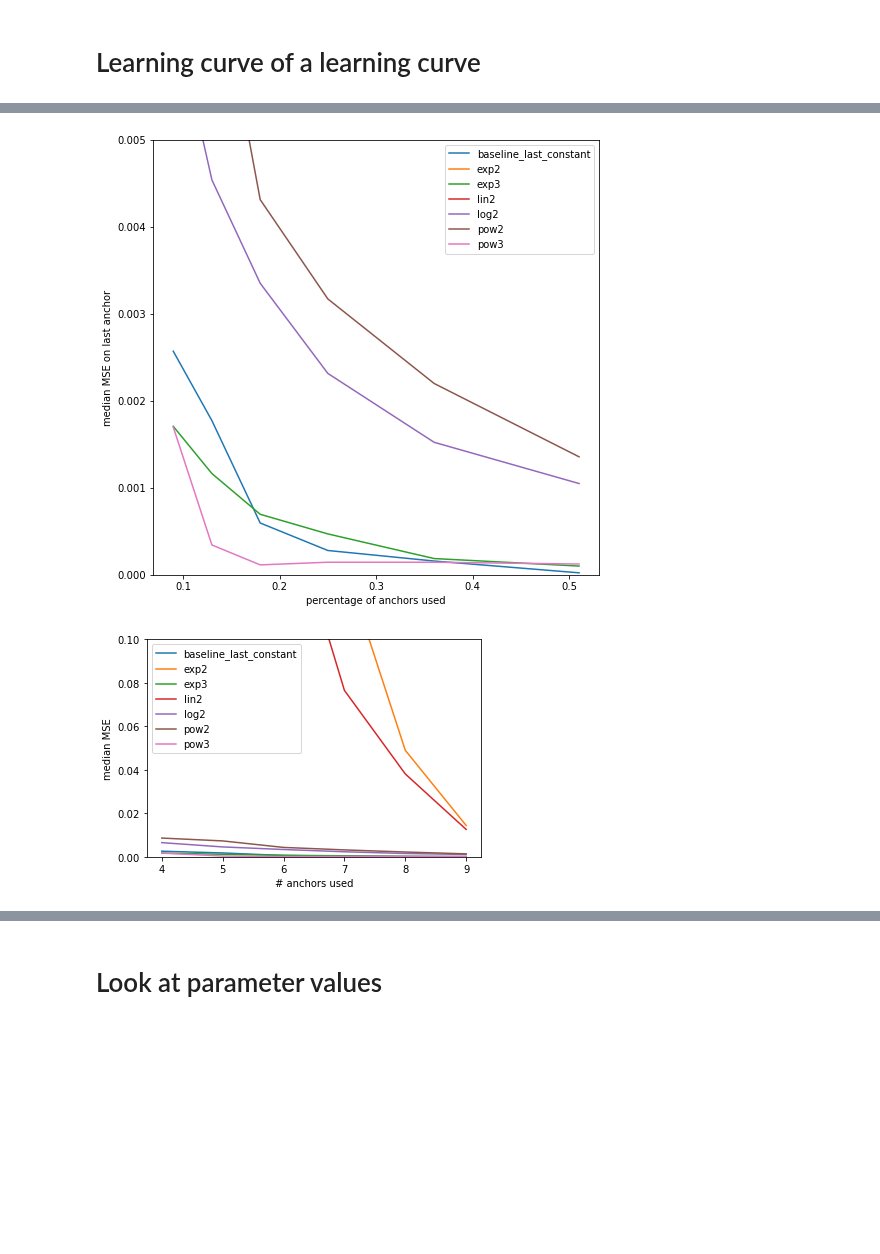
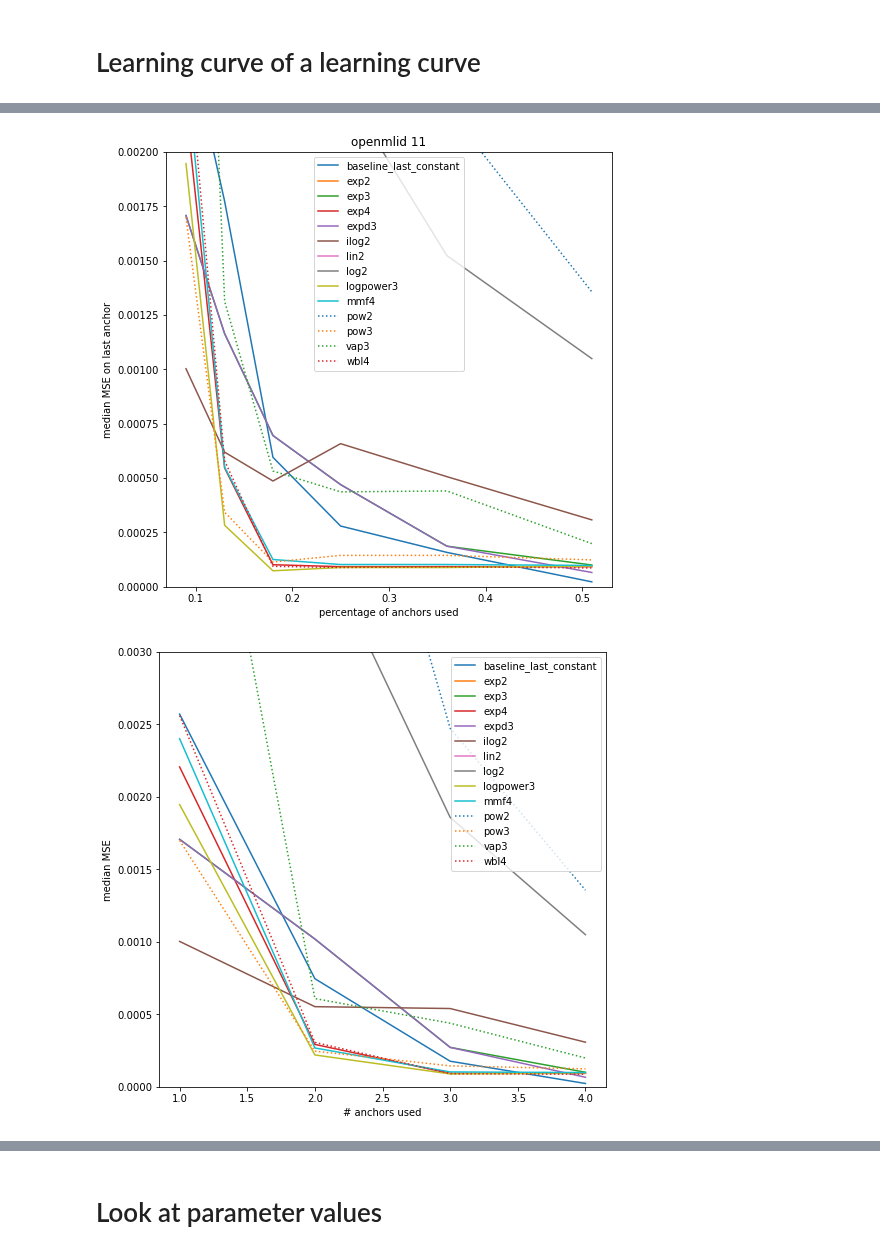
Before and after one commit to fmohr/lcdb, a Jupyter notebook: publications/2022-tpami/analysis/analysis_multiple_mean.ipynb, the cells around one changed output, grey strips where cells are left out. Cells and saved outputs as stored; diff of their text form; code cells hidden in the pictures; blank space fills up the shorter version.

Commit message:
analysis of learning curve fitting notebooks

```diff
--- a/publications/2022-tpami/analysis/analysis_multiple_mean.ipynb
+++ b/publications/2022-tpami/analysis/analysis_multiple_mean.ipynb
@@ -369,5 +721,6 @@ Skipping sklearn.discriminant_analysis.QuadraticDiscriminantAnalysis
 # %%
 print('computing metrics....')
-df_metrics = df_compute_metrics_mean_curve(df_extrapolations,df_anchors_and_scores)
+df_metrics = df_compute_metrics_mean_curve(df_extrapolations_filtered,df_anchors_and_scores)
+df_metrics.to_csv('metrics.csv')
 # %% [output]
 computing metrics....
@@ -444,3 +838,5 @@ df_total_clean = df_total.dropna(axis=0)
+# %%
+df_total_clean = df_total_clean.rename(columns={'MSE trn':'MSE_trn','MSE tst':'MSE_tst','MSE tst last': 'MSE_tst_last', 'L1 trn':'L1_trn', 'L1 tst':'L1_tst', 'L1 tst last':'L1_tst_last'})
 # %%
 df_total_clean.describe()
 # %% [output]
@@ -457,0 +887,6 @@ df_total_clean.describe()
+# %%
+percentage = 0.25
+percentage_buckets = [0.05, 0.1, 0.2, 0.4, 1]
+percentage_buckets = np.array(percentage_buckets)
+bucket = np.argwhere(percentage < percentage_buckets)[0][0]
+bucket
@@ -457,0 +895,15 @@ df_total_clean.describe()
+# %%
+df_total_clean = df_total_clean.query('openmlid == 11')
+
+percentage_buckets = [0.05, 0.1, 0.2, 0.4, 1]
+percentage_buckets = np.array(percentage_buckets)
+
+buckets = []
+
+for i in range(0,len(selected)):
+    row = selected.iloc[i,:]
+    percentage = row.percentage
+    bucket = np.argwhere(percentage < percentage_buckets)[0][0]
+    buckets.append(bucket)
+
+df_total_clean.insert(0,'quartile',buckets)
@@ -458,37 +919,60 @@ df_total_clean.describe()
 # %%
-selected = df_total_clean
-plt.figure(figsize=(8,8))
+selected = df_total_clean.query('openmlid == 11')
 
-for curve_model, df_curve_model in selected.groupby("curve_model"):
+num_datasets = len(selected['openmlid'].unique())
 
-    Y = df_curve_model.groupby('percentage')['MSE tst last'].median()
-    Y_sigma = df_curve_model.groupby('percentage')['MSE tst last'].std()
-    X = df_curve_model.groupby('percentage')['MSE tst last'].median().index
+fig, axs = plt.subplots(num_datasets,figsize = (8,8*num_datasets))
 
-    plt.plot(X,Y,label=curve_model)
+j = 0
+for openmlid, df_dataset in selected.groupby("openmlid"):
+    i = 0
+    ls = '-'
+    for curve_model, df_curve_model in df_dataset.groupby("curve_model"):
+
+        Y = df_curve_model.groupby('percentage')['MSE_tst_last'].median()
+        Y_sigma = df_curve_model.groupby('percentage')['MSE_tst_last'].std()
+        X = df_curve_model.groupby('percentage')['MSE_tst_last'].median().index
+        if i > 9:
+            ls = ':'
+        if num_datasets > 1:
+            my_ax = axs[j]
+        else:
+            my_ax = axs
+        my_ax.plot(X,Y,ls,label=curve_model)
+
+        i += 1
+    my_ax.set_ylim([0,0.002])
+    my_ax.set_title('openmlid %d' % openmlid)
+    j += 1
 
 plt.xlabel('percentage of anchors used')
 plt.ylabel('median MSE on last anchor')
 plt.legend()
-plt.ylim([0,0.005])
 plt.show()
 # %% [output]
-[figure, old version]
+[figure, new version]
 # %%
 selected = df_total_clean
 
+plt.figure(figsize=(8,8))
+
+ls = '-'
+i = 0
 for curve_model, df_curve_model in selected.groupby("curve_model"):
 
-    Y = df_curve_model.groupby('n')['MSE tst last'].median()
-    Y_sigma = df_curve_model.groupby('n')['MSE tst last'].std()
-    X = df_curve_model.groupby('n')['MSE tst last'].median().index
+    Y = df_curve_model.groupby('quartile')['MSE_tst_last'].median()
+    Y_sigma = df_curve_model.groupby('quartile')['MSE_tst_last'].std()
+    X = df_curve_model.groupby('quartile')['MSE_tst_last'].median().index
 
-    plt.plot(X,Y,label=curve_model)
+    if i > 9:
+        ls = ':'
+    i += 1
+    plt.plot(X,Y,ls,label=curve_model)
 
 plt.xlabel('# anchors used')
 plt.ylabel('median MSE')
 plt.legend()
-plt.ylim([0,0.1])
+plt.ylim([0,0.003])
 plt.show()
 # %% [output]
-[figure, old version]
+[figure, new version]
```
Also changed, not shown: parts of 71 cells of this notebook, 4 other files.
